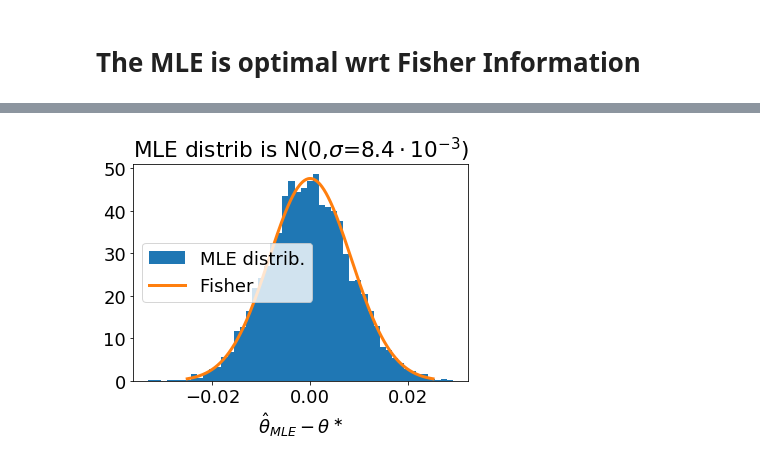
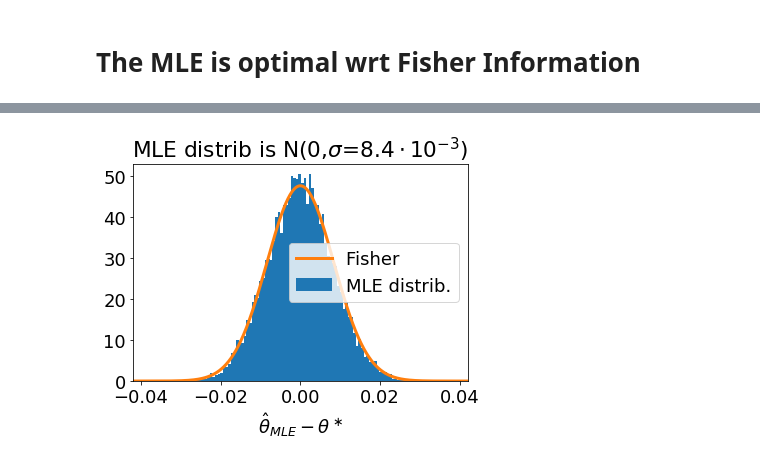
Before and after one commit to jecampagne/cours_mallat_cdf, a Jupyter notebook: cours2022/MLE_Fisher_Info_1D.ipynb, the cells around one changed output, grey strips where cells are left out. Cells and saved outputs as stored; diff of their text form; code cells hidden in the pictures.

```diff
--- a/cours2022/MLE_Fisher_Info_1D.ipynb
+++ b/cours2022/MLE_Fisher_Info_1D.ipynb
@@ -59,16 +82,16 @@ plt.hist2d(x0,y0,bins=50);
 # %%
-def loss(params, X, y):
+def loss(p, X, y):
     """ MSE loss """
-    residuals = model(params,X) - y
+    residuals = model(p,X) - y
     return jnp.mean(residuals ** 2)
 # %%
 # Setup the GD minimizer
-gd = jaxopt.GradientDescent(fun=loss, maxiter=500)
+gd = jaxopt.GradientDescent(fun=loss, tol=1e-6)
 # %%
 @partial(jit, static_argnums=1)
-def func(seed,p_true):
+def func(seed,p):
     key = jax.random.PRNGKey(seed)
-    key,X,y = gen_spl(key, p_true)   # new dataset
+    key,X,y = gen_spl(key, p)   # new dataset
     key, key_ini = jax.random.split(key)
     init_params = jax.random.uniform(key_ini, minval=-10, maxval=10) # initialize the paramter
     return gd.run(init_params, X=X, y=y).params   # do the GD minimization
@@ -77,6 +100,6 @@ def func(seed,p_true):
 parallel_func = jax.vmap(func, in_axes=(0, None))
 # %%
 # Get K independant GD minimisation
-K = 5_000
+K = 10_000
 seeds = jnp.arange(0,K)
 res = np.array(parallel_func(seeds,param_true))
@@ -111,12 +123,13 @@ def sci_notation(num, decimal_digits=1, precision=None, exponent=None):
 def gauss(x, scale):
     return jax.scipy.stats.norm.pdf(x,scale=scale)
 # %%
-plt.hist(res-param_true, bins=50, density=True, label="MLE distrib.");
+plt.hist(res-param_true, bins=100, density=True, label="MLE distrib.");
 
-x_axis = np.arange(-3*std_set, 3*std_set, std_set/100)
+x_axis = np.arange(-5*std_set, 5*std_set, std_set/100)
 plt.plot(x_axis,gauss(x_axis, std_set),lw=3, label=fr"Fisher ")
 plt.title(fr"MLE distrib is N(0,$\sigma$={sci_notation(std_set)})")
 plt.xlabel(r"$\hat{\theta}_{MLE} - \theta^\ast$")
+plt.xlim([-5*std_set, 5*std_set])
 plt.legend();
 # %% [output]
-[figure, old version]
+[figure, new version]
```
Also changed, not shown: parts of 14 cells of this notebook.
